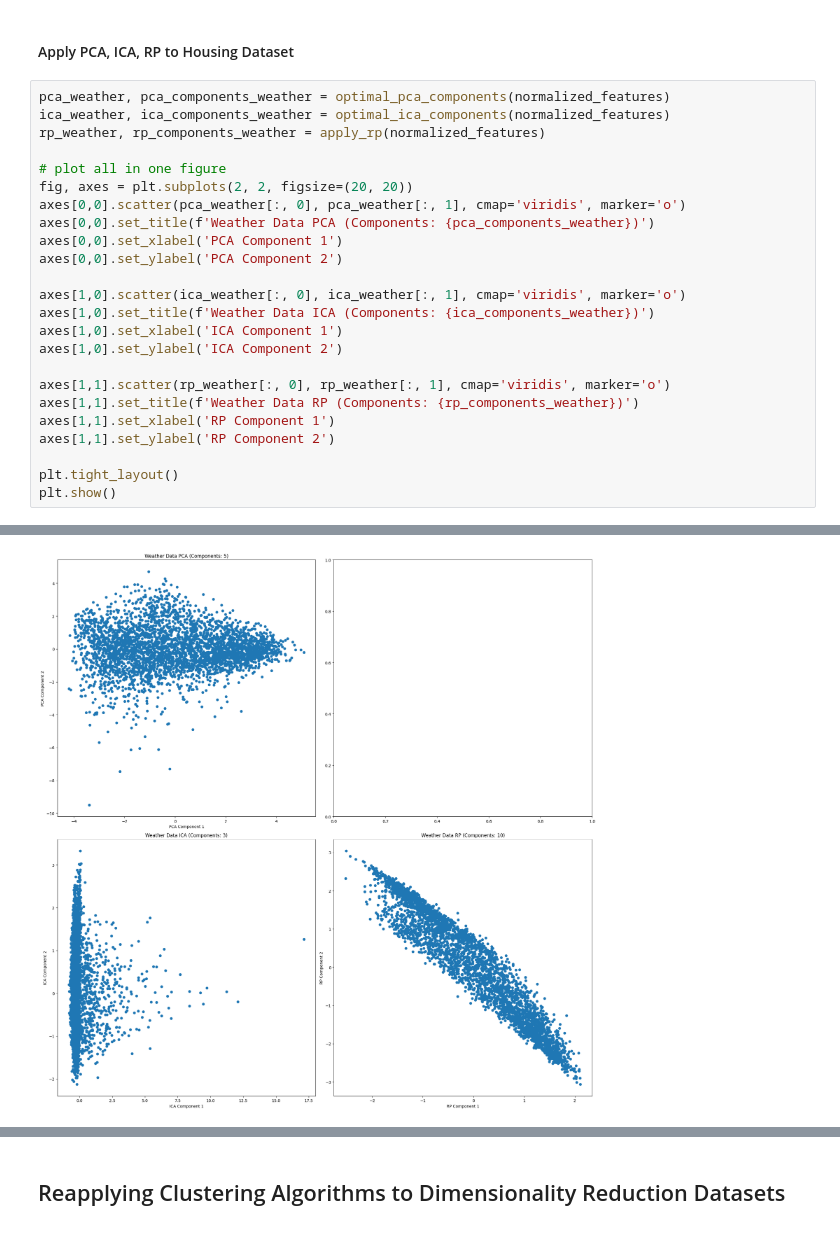
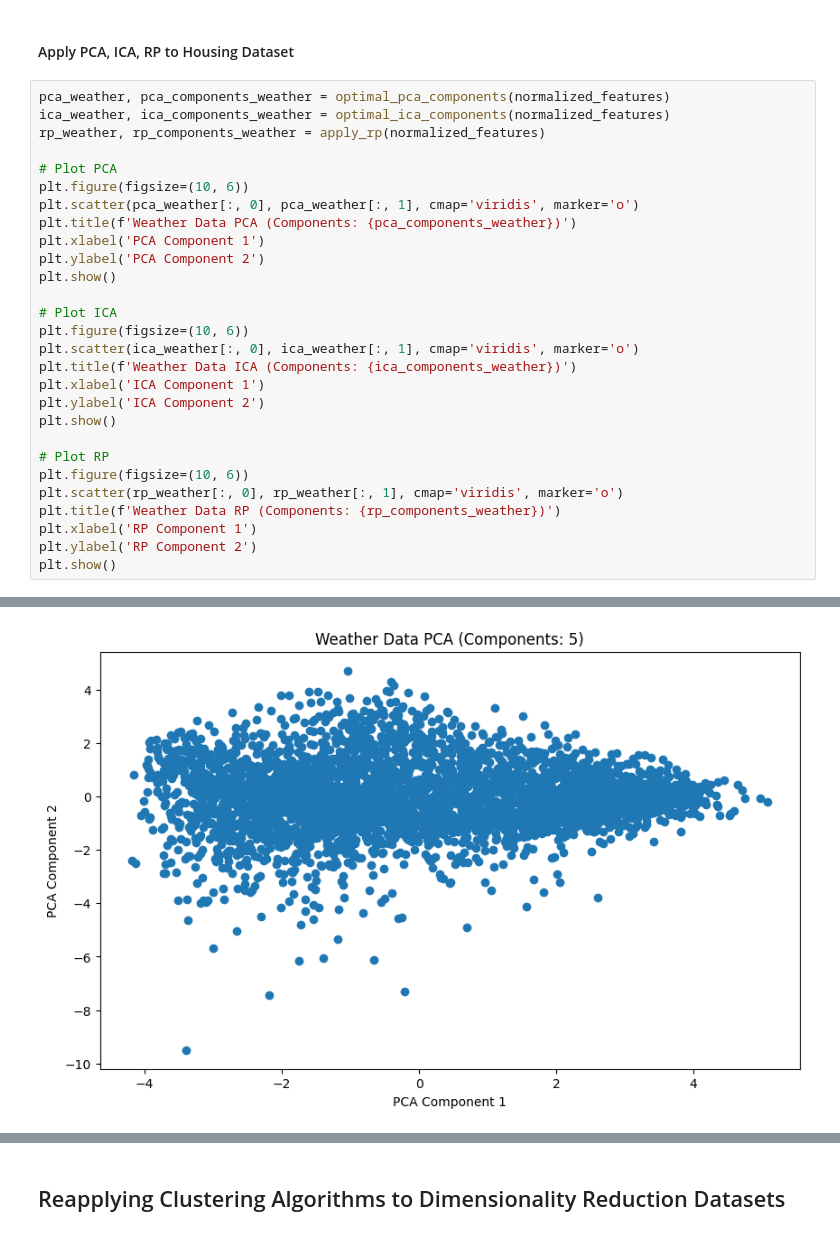
Before and after one commit to adi-tomar/Housing_Weather_UL_Dim_Reduction, a Jupyter notebook: algorithms/UL_weather.ipynb, the cells around one changed output, grey strips where cells are left out. Cells and saved outputs as stored; diff of their text form.

```diff
--- a/algorithms/UL_weather.ipynb
+++ b/algorithms/UL_weather.ipynb
@@ -223,29 +241,33 @@ def apply_rp(features):
 # %%
 pca_weather, pca_components_weather = optimal_pca_components(normalized_features)
 ica_weather, ica_components_weather = optimal_ica_components(normalized_features)
 rp_weather, rp_components_weather = apply_rp(normalized_features)
 
-# plot all in one figure
-fig, axes = plt.subplots(2, 2, figsize=(20, 20))
-axes[0,0].scatter(pca_weather[:, 0], pca_weather[:, 1], cmap='viridis', marker='o')
-axes[0,0].set_title(f'Weather Data PCA (Components: {pca_components_weather})')
-axes[0,0].set_xlabel('PCA Component 1')
-axes[0,0].set_ylabel('PCA Component 2')
+# Plot PCA
+plt.figure(figsize=(10, 6))
+plt.scatter(pca_weather[:, 0], pca_weather[:, 1], cmap='viridis', marker='o')
+plt.title(f'Weather Data PCA (Components: {pca_components_weather})')
+plt.xlabel('PCA Component 1')
+plt.ylabel('PCA Component 2')
+plt.show()
 
-axes[1,0].scatter(ica_weather[:, 0], ica_weather[:, 1], cmap='viridis', marker='o')
-axes[1,0].set_title(f'Weather Data ICA (Components: {ica_components_weather})')
-axes[1,0].set_xlabel('ICA Component 1')
-axes[1,0].set_ylabel('ICA Component 2')
+# Plot ICA
+plt.figure(figsize=(10, 6))
+plt.scatter(ica_weather[:, 0], ica_weather[:, 1], cmap='viridis', marker='o')
+plt.title(f'Weather Data ICA (Components: {ica_components_weather})')
+plt.xlabel('ICA Component 1')
+plt.ylabel('ICA Component 2')
+plt.show()
 
-axes[1,1].scatter(rp_weather[:, 0], rp_weather[:, 1], cmap='viridis', marker='o')
-axes[1,1].set_title(f'Weather Data RP (Components: {rp_components_weather})')
-axes[1,1].set_xlabel('RP Component 1')
-axes[1,1].set_ylabel('RP Component 2')
-
-plt.tight_layout()
+# Plot RP
+plt.figure(figsize=(10, 6))
+plt.scatter(rp_weather[:, 0], rp_weather[:, 1], cmap='viridis', marker='o')
+plt.title(f'Weather Data RP (Components: {rp_components_weather})')
+plt.xlabel('RP Component 1')
+plt.ylabel('RP Component 2')
 plt.show()
 # %% [output]
 [figure]
 [figure]
 [figure]
-[figure, old version]
+[figure, new version]
```
Also changed, not shown: parts of 2 cells of this notebook, 9 other files.
